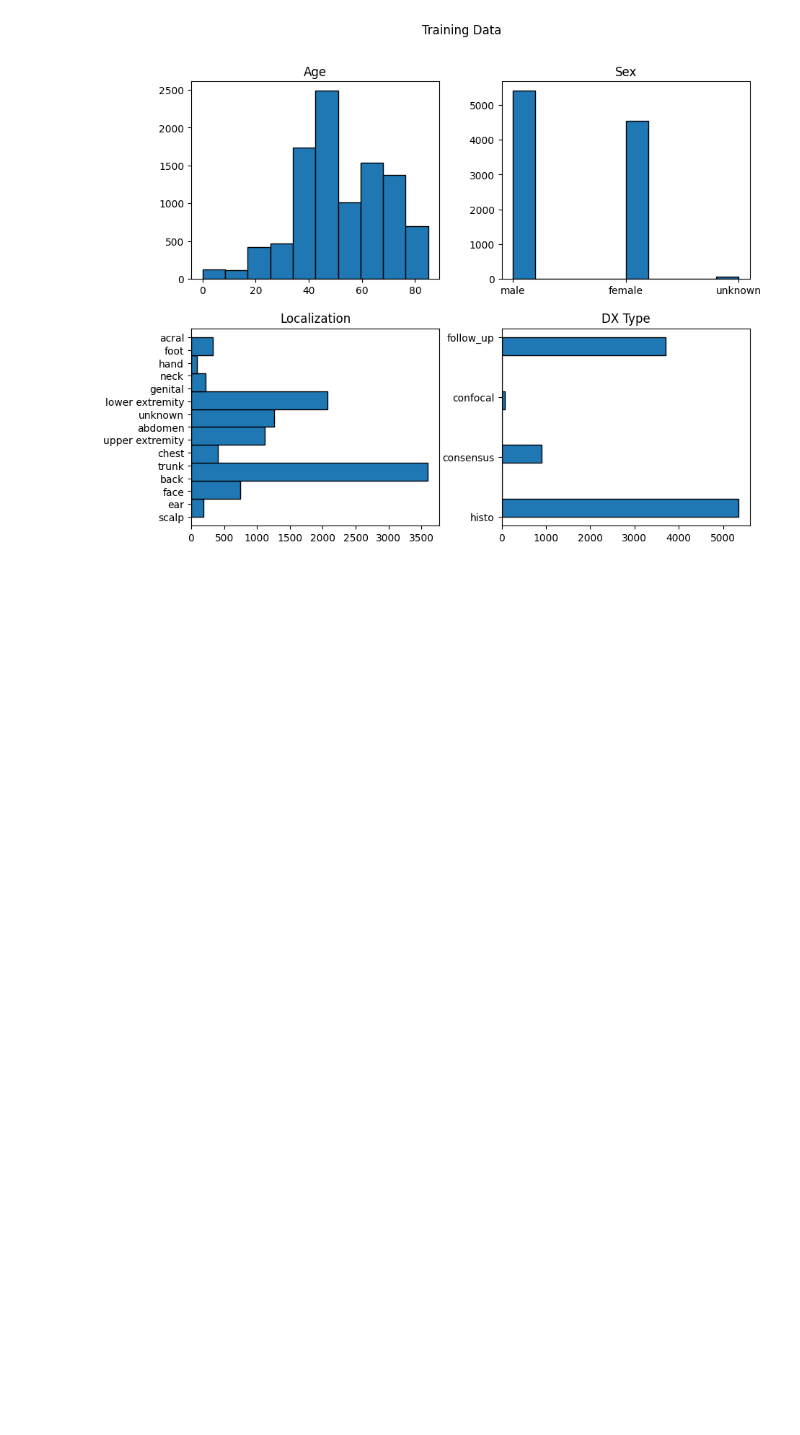
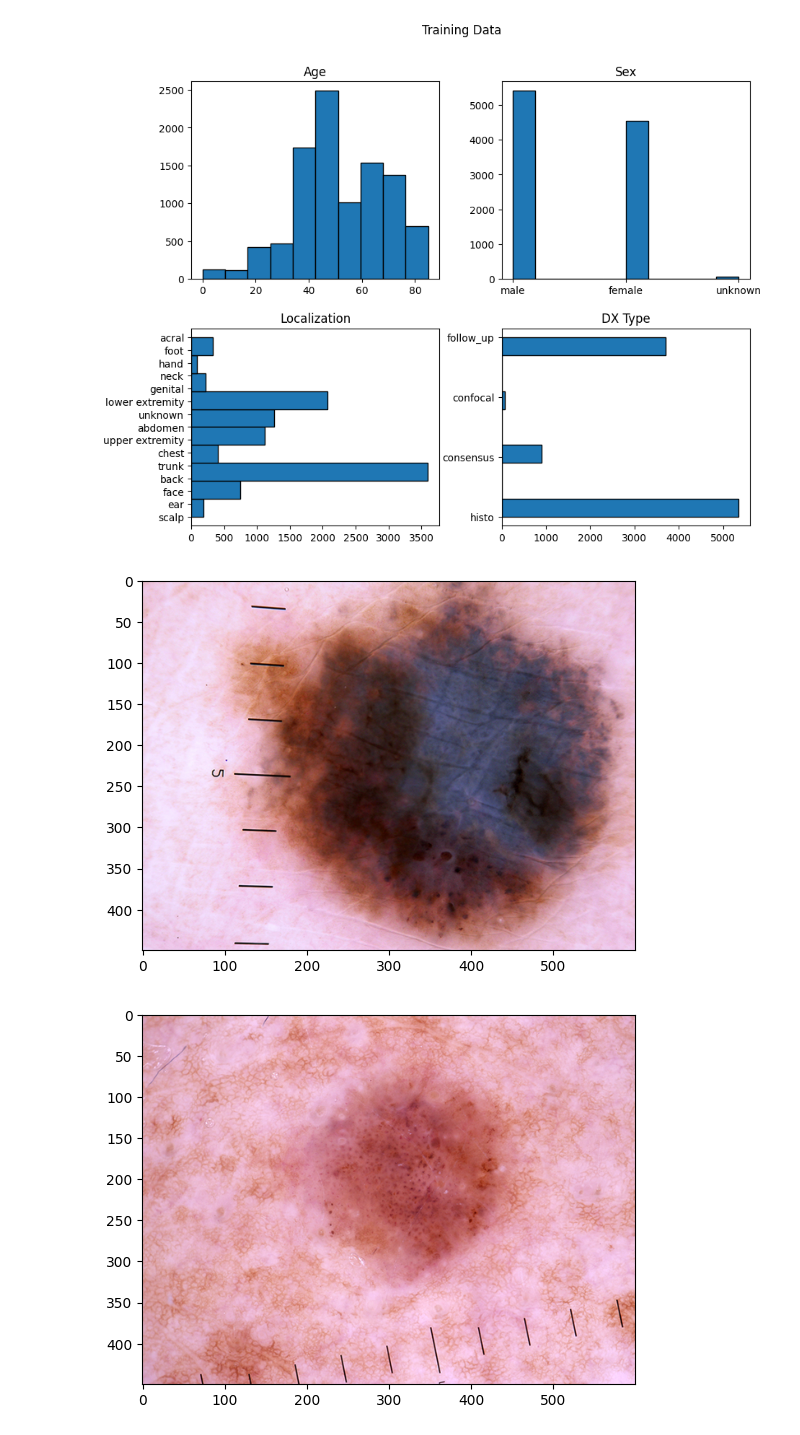
Before and after one commit to b4wolf/Stat405Final, a Jupyter notebook: network.ipynb, the cells around one changed output. Cells and saved outputs as stored; diff of their text form; code cells hidden in the pictures; blank space fills up the shorter version.

Commit message:
ADD: network.ipynb image displays

```diff
--- a/network.ipynb
+++ b/network.ipynb
@@ -90,14 +91,8 @@ DATA_URL_2 = 'https://dataverse.harvard.edu/api/access/datafile/3172584?gbrecs=t
 TEST_DATA_URL = 'https://dataverse.harvard.edu/api/access/datafile/3855824?format=original&gbrecs=true'
 # %%
 def download_data(url: str) -> np.ndarray:
-    '''Download a zipfile and read in it's images as ndarrays'''
+    '''Download a zipfile'''
     r = requests.get(url)
     r.raise_for_status()
     buffer = io.BytesIO(r.content)
-    zip_ = zipfile.ZipFile(buffer)
-    file_names = zip_.namelist()
-    for name in file_names:
-        # zip_.read() # TODO
-        pass
-    zip_.close()
-    return None
+    return zipfile.ZipFile(buffer)
@@ -105,0 +99,18 @@ files = download_data(TEST_DATA_URL)
+# %%
+def gen_img_arrays(url: str):
+    '''Yield image arrays from a zip folder containing jpgs'''
+    with download_data(url) as zip_:
+        for n in zip_.namelist():
+            if '__' in n or '.jpg' not in n: continue
+            with zip_.open(n) as f:
+                yield np.array(Image.open(f))
+# %%
+images = gen_img_arrays(TEST_DATA_URL)
+# %%
+for i, image in enumerate(images):
+    if i is 3: break
+    plt.imshow(image)
+    plt.show()
+# %% [output]
+[figure, added]
+[figure, added]
```
Also changed, not shown: parts of 3 cells of this notebook.
